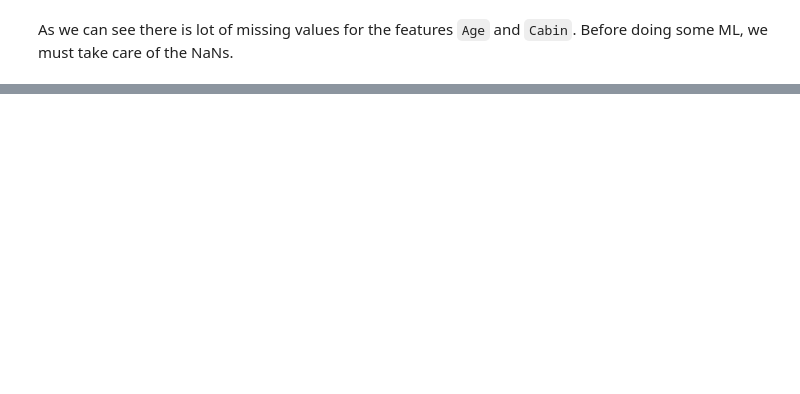
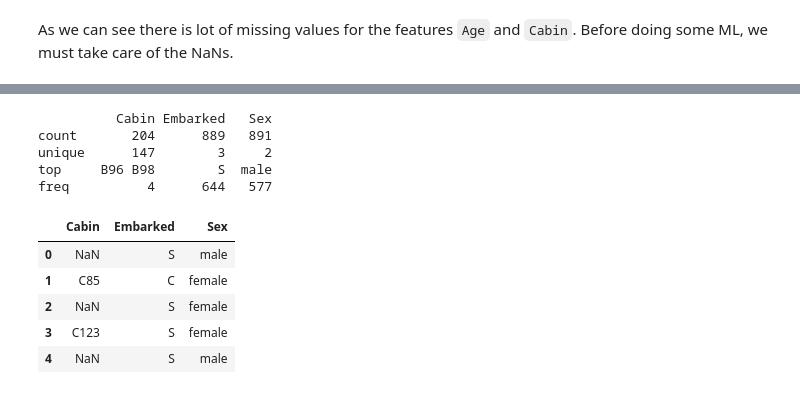
Before and after one commit to ELYSE-5/initiation-ML, a Jupyter notebook: notebook/Get the Data (A New Hope).ipynb, the cells around one changed output, grey strips where cells are left out. Cells and saved outputs as stored; diff of their text form; code cells hidden in the pictures; blank space fills up the shorter version.

```diff
--- a/notebook/Get the Data (A New Hope).ipynb
+++ b/notebook/Get the Data (A New Hope).ipynb
@@ -77,0 +93,15 @@ data_categorical
+# %%
+print(data_categorical.describe())
+data_categorical.head()
+# %% [output]
+          Cabin Embarked   Sex
+count       204      889   891
+unique      147        3     2
+top     B96 B98        S  male
+freq          4      644   577
+|  | Cabin | Embarked | Sex |
+| 0 | NaN | S | male |
+| 1 | C85 | C | female |
+| 2 | NaN | S | female |
+| 3 | C123 | S | female |
+| 4 | NaN | S | male |
```
Also changed, not shown: parts of 21 cells of this notebook.
